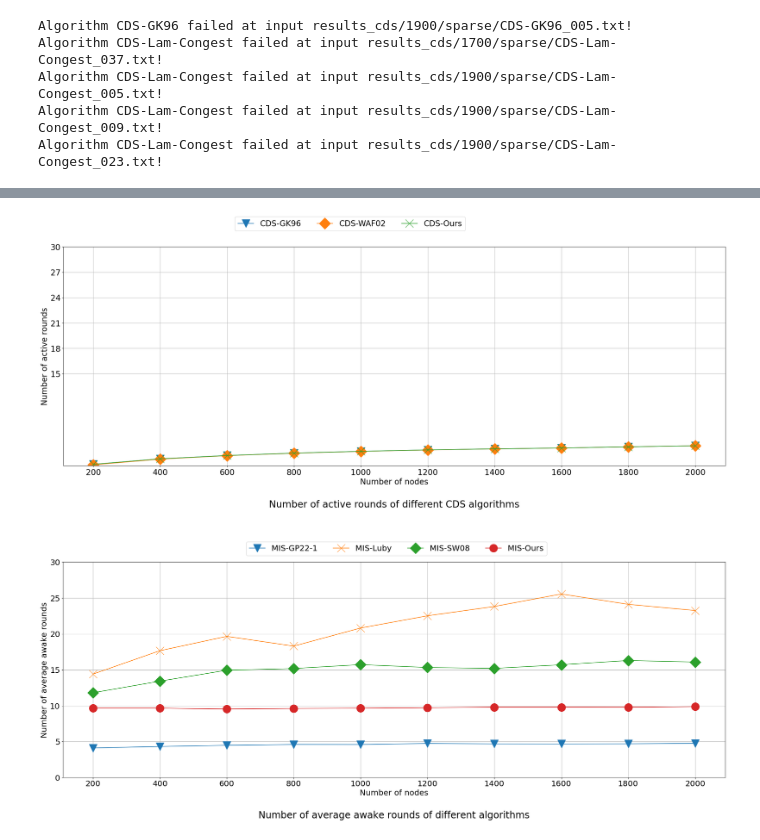
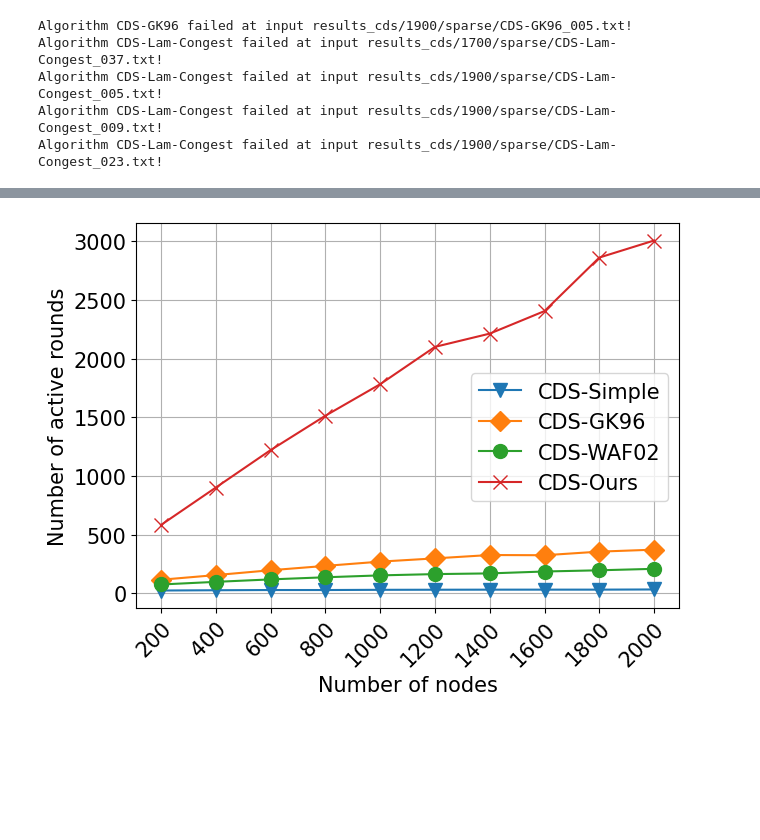
Before and after one commit to lamductan/SCDS, a Jupyter notebook: Stat_results_CDS.ipynb, the cells around one changed output, grey strips where cells are left out. Saved outputs shown, nothing was run; the diff lists cells and outputs as text; code cells hidden in the pictures; blank space fills up the shorter version.

```diff
--- a/Stat_results_CDS.ipynb
+++ b/Stat_results_CDS.ipynb
@@ -246 +206,38 @@ df_active_rounds
+# %%
+def plot_df(
+    df,
+    title=None,
+    y_title=-0.2,
+    figsize=(30,10),
+    markersize=10,
+    bbox_to_anchor=(0.5, 0, 0.4, 0.5),
+    y_ticks=None,
+    y_label=""
+):
+    fig, ax = plt.subplots(1, 1, figsize=figsize)
+    r = df.index.values[1::2]
+    ax.plot(r, df["CDS-Simple-Lam"].values[1::2], marker='v', markersize=markersize, label="CDS-Simple")
+    ax.plot(r, df["CDS-GK96"].values[1::2], marker='D', markersize=markersize, label="CDS-GK96")
+    ax.plot(r, df["CDS-WAF02"].values[1::2], marker='o', markersize=markersize, label="CDS-WAF02")
+    ax.plot(r, df["CDS-Lam-Congest"].values[1::2], marker='x', markersize=markersize, label="CDS-Ours")
+
+    ax.set_yticks(y_ticks)
+    ax.set_ylabel(y_label)
+
+    plt.setp(ax.get_xticklabels(), rotation=45, ha="right",
+         rotation_mode="anchor")
+    ax.set_xticks(r)
+    ax.set_xlabel("Number of nodes")
+    if title is not None: ax.set_title(title, y=y_title)
+    handles, labels = ax.get_legend_handles_labels()
+    #fig.legend(handles, labels, bbox_to_anchor=(0.6, 1.0), ncol=4)
+    fig.legend(handles, labels, bbox_to_anchor=bbox_to_anchor)
+    plt.grid()
+    return ax
+# %%
+plot_df(df_active_rounds, figsize=(7,5), bbox_to_anchor=(0.5, 0, 0.4, 0.6), y_ticks=np.arange(0, 3500, 500),
+        y_label="Number of active rounds")
+plt.savefig("stat/cds_active_rounds.pdf", bbox_inches="tight")
+# %% [output]
+[figure, added]
 # %%
@@ -263,8 +261,3 @@ def plot_df_active_rounds(
     fig.legend(handles, labels, bbox_to_anchor=(0.6, 1.0), ncol=4)
     plt.grid()
     return ax
-# %%
-plot_df_active_rounds(df_active_rounds)
-plt.savefig("stat/cds_active_rounds.pdf", bbox_inches="tight")
-# %% [output]
-[figure, removed]
@@ -292,5 +263,0 @@ def plot_df_awake_rounds(
-# %%
-plot_df_awake_rounds(df_average_awake)
-plt.savefig("stat/mis_average_awake.pdf", bbox_inches="tight")
-# %% [output]
-[figure, removed]
```
Also changed, not shown: parts of 23 cells of this notebook, 11 other files.
